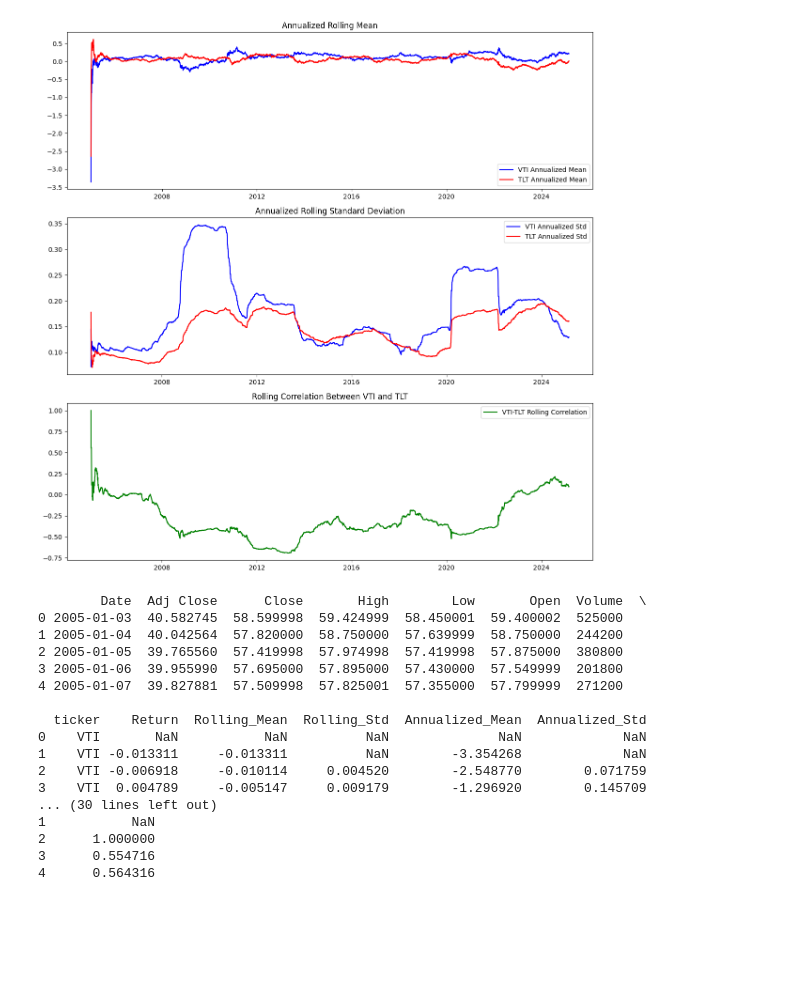
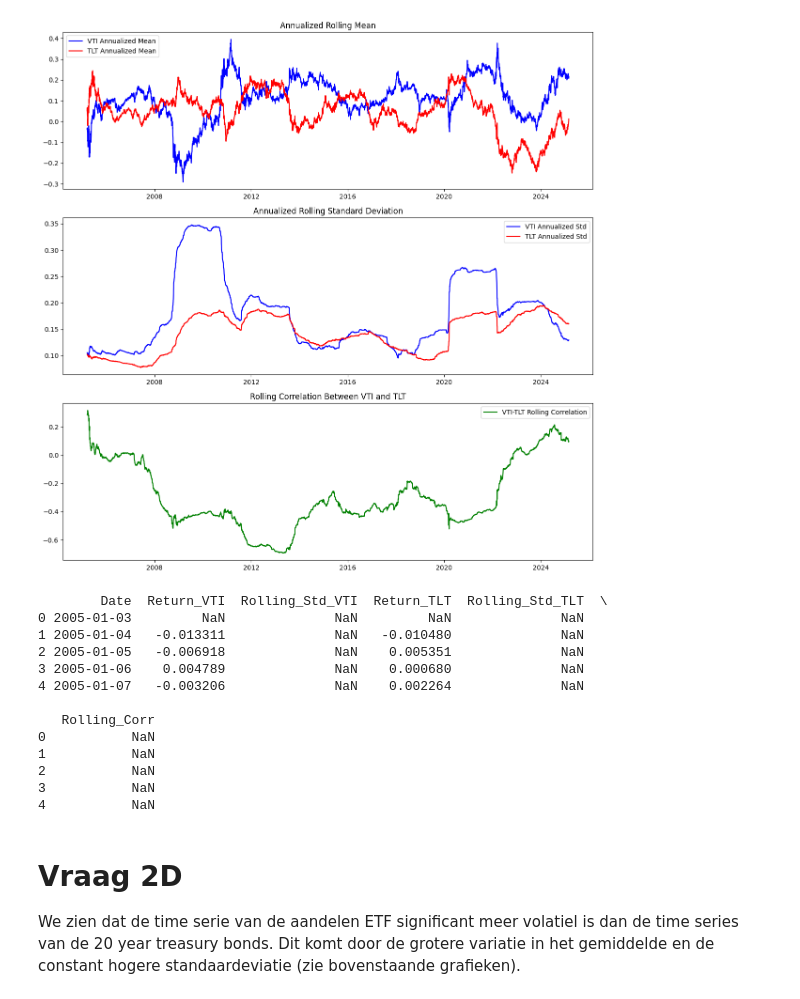
Before and after one commit to RensG2005/seminarfinance, a Jupyter notebook: index.ipynb, the cells around one changed output. Saved outputs shown, nothing was run; the diff lists cells and outputs as text; code cells hidden in the pictures; blank space fills up the shorter version.

Commit message:
antwoorden van vraag 2 ertussen gezet

```diff
--- a/index.ipynb
+++ b/index.ipynb
@@ -7,21 +7,20 @@ sp500csv = pd.read_csv("data_Q2.csv", sep=";")
 
 sp500csv["Date"] = pd.to_datetime(sp500csv["Date"])
 
+# Vraag 2A
 vti = sp500csv[sp500csv["ticker"] == "VTI"].copy()
 tlt = sp500csv[sp500csv["ticker"] == "TLT"].copy()
-
-vti = vti.sort_values(by="Date")
-tlt = tlt.sort_values(by="Date")
 # %%
 
 vti.loc[:, "Return"] = vti["Adj Close"].pct_change()
 tlt.loc[:, "Return"] = tlt["Adj Close"].pct_change()
 
-vti.loc[:, "Rolling_Mean"] = vti["Return"].rolling(window=500, min_periods=1).mean()
-vti.loc[:, "Rolling_Std"] = vti["Return"].rolling(window=500, min_periods=1).std()
-
-tlt.loc[:, "Rolling_Mean"] = tlt["Return"].rolling(window=500, min_periods=1).mean()
-tlt.loc[:, "Rolling_Std"] = tlt["Return"].rolling(window=500, min_periods=1).std()
+# Vraag 2B
+# neem minimale periode van de eerste 50 observaties anders krijg je rare jumps in de eerste observaties wat de grafiek onduidelijk maakt.
+vti.loc[:, "Rolling_Mean"] = vti["Return"].rolling(window=500, min_periods=50).mean()
+vti.loc[:, "Rolling_Std"] = vti["Return"].rolling(window=500, min_periods=50).std()
+tlt.loc[:, "Rolling_Mean"] = tlt["Return"].rolling(window=500, min_periods=50).mean()
+tlt.loc[:, "Rolling_Std"] = tlt["Return"].rolling(window=500, min_periods=50).std()
 
 vti.loc[:, "Annualized_Mean"] = vti["Rolling_Mean"] * 252
 vti.loc[:, "Annualized_Std"] = vti["Rolling_Std"] * np.sqrt(252)
@@ -29,52 +28,52 @@ vti.loc[:, "Annualized_Std"] = vti["Rolling_Std"] * np.sqrt(252)
 tlt.loc[:, "Annualized_Mean"] = tlt["Rolling_Mean"] * 252
 tlt.loc[:, "Annualized_Std"] = tlt["Rolling_Std"] * np.sqrt(252)
 
+# Maak een return dataframe voor de volgende code blok
 returns_df = pd.merge(vti[["Date", "Return", "Rolling_Std"]],
                       tlt[["Date", "Return", "Rolling_Std"]],
                       on="Date", suffixes=("_VTI", "_TLT"))
 
-returns_df.loc[:, "Rolling_Corr"] = returns_df["Return_VTI"].rolling(window=500, min_periods=1).corr(returns_df["Return_TLT"])
+returns_df.loc[:, "Rolling_Corr"] = returns_df["Return_VTI"].rolling(window=500, min_periods=50).corr(returns_df["Return_TLT"])
 
 # print(vti["Annualized_Mean"].to_latex())
 
 fig, axes = plt.subplots(3, 1, figsize=(12, 12))
 
 axes[0].plot(vti["Date"], vti["Annualized_Mean"], label="VTI Annualized Mean", color="blue")
 axes[0].plot(tlt["Date"], tlt["Annualized_Mean"], label="TLT Annualized Mean", color="red")
 axes[0].set_title("Annualized Rolling Mean")
 axes[0].legend()
 
 axes[1].plot(vti["Date"], vti["Annualized_Std"], label="VTI Annualized Std", color="blue")
 axes[1].plot(tlt["Date"], tlt["Annualized_Std"], label="TLT Annualized Std", color="red")
 axes[1].set_title("Annualized Rolling Standard Deviation")
 axes[1].legend()
 
 axes[2].plot(returns_df["Date"], returns_df["Rolling_Corr"], label="VTI-TLT Rolling Correlation", color="green")
 axes[2].set_title("Rolling Correlation Between VTI and TLT")
 axes[2].legend()
 
 plt.tight_layout()
 plt.show()
-print(vti.head())
-print(tlt.head())
+# print(vti.head())
+# print(tlt.head())
 print(returns_df.head())
 # %% [output]
-[figure, old version]
+[figure, new version]
-        Date  Adj Close      Close       High        Low       Open  Volume  \
-0 2005-01-03  40.582745  58.599998  59.424999  58.450001  59.400002  525000
-1 2005-01-04  40.042564  57.820000  58.750000  57.639999  58.750000  244200
-2 2005-01-05  39.765560  57.419998  57.974998  57.419998  57.875000  380800
-3 2005-01-06  39.955990  57.695000  57.895000  57.430000  57.549999  201800
-4 2005-01-07  39.827881  57.509998  57.825001  57.355000  57.799999  271200
+        Date  Return_VTI  Rolling_Std_VTI  Return_TLT  Rolling_Std_TLT  \
+0 2005-01-03         NaN              NaN         NaN              NaN
+1 2005-01-04   -0.013311              NaN   -0.010480              NaN
+2 2005-01-05   -0.006918              NaN    0.005351              NaN
+3 2005-01-06    0.004789              NaN    0.000680              NaN
+4 2005-01-07   -0.003206              NaN    0.002264              NaN
 
-  ticker    Return  Rolling_Mean  Rolling_Std  Annualized_Mean  Annualized_Std
-0    VTI       NaN           NaN          NaN              NaN             NaN
-1    VTI -0.013311     -0.013311          NaN        -3.354268             NaN
-2    VTI -0.006918     -0.010114     0.004520        -2.548770        0.071759
-3    VTI  0.004789     -0.005147     0.009179        -1.296920        0.145709
-... (30 lines left out)
+   Rolling_Corr
+0           NaN
 1           NaN
-2      1.000000
-3      0.554716
-4      0.564316
+2           NaN
+3           NaN
+4           NaN
+# %% [markdown]
+# Vraag 2D
+We zien dat de time serie van de aandelen ETF significant meer volatiel is dan de time series van de 20 year treasury bonds. Dit komt door de grotere variatie in het gemiddelde en de constant hogere standaardeviatie (zie bovenstaande grafieken).
 # %%
```
Also changed, not shown: parts of 6 cells of this notebook, 1 other file.
